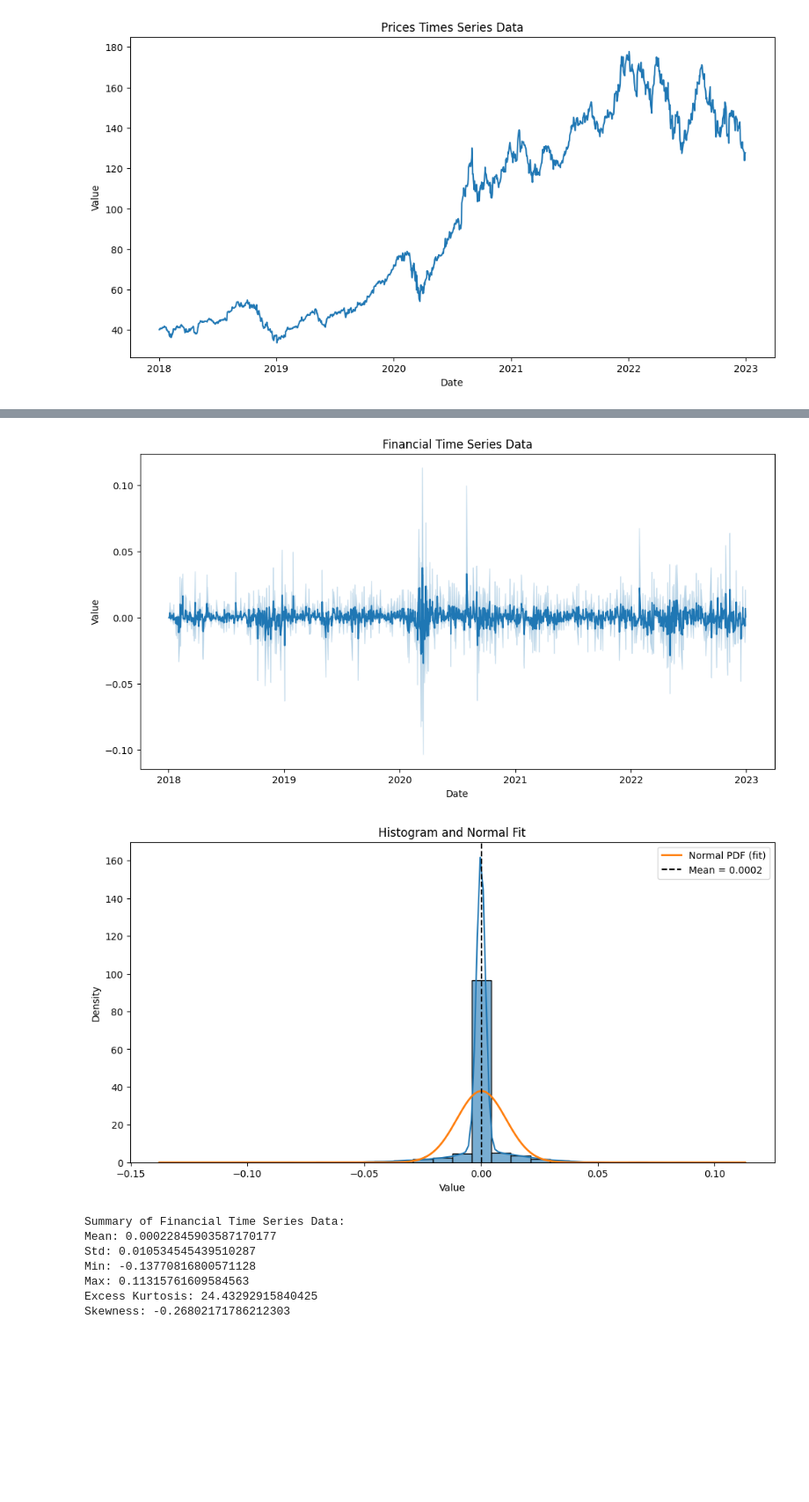
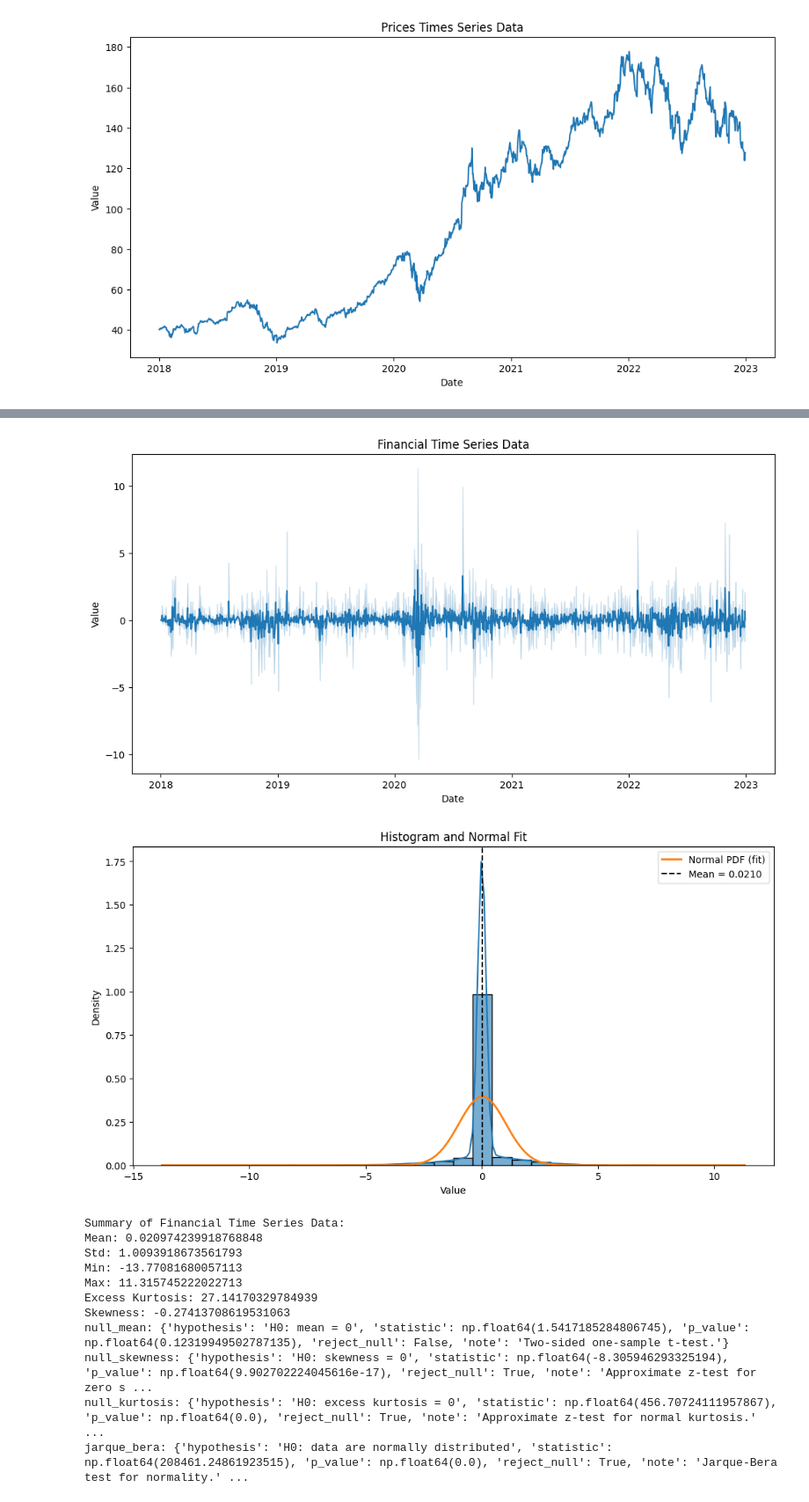
Before and after one commit to Aurami11/financial_times_series, a Jupyter notebook: 1_characteristics.ipynb, the cells around one changed output, grey strips where cells are left out. Shown at 88% size. Saved outputs shown, nothing was run; the diff lists cells and outputs as text; code cells hidden in the pictures; blank space fills up the shorter version.

```diff
--- a/1_characteristics.ipynb
+++ b/1_characteristics.ipynb
@@ -59,17 +66,22 @@ Skewness: 0.19160507269756757
 # %%
-# Log return analysis
+# Log return analysis (in %)
 
-ts_analyzer.define_ts(ts_analyzer.log_returns)
+ts_analyzer.define_ts(ts_analyzer.log_returns * 100)
 ts_analyzer.plot_ts()
 ts_analyzer.normal_adjustment()
 ts_analyzer.print_summary()
+rtest = ts_analyzer.null_hypothesis()
 # %% [output]
-[figure, old version]
+[figure, new version]
-[figure, old version]
+[figure, new version]
 Summary of Financial Time Series Data:
-Mean: 0.00022845903587170177
-Std: 0.010534545439510287
-Min: -0.13770816800571128
-Max: 0.11315761609584563
-Excess Kurtosis: 24.43292915840425
-Skewness: -0.26802171786212303
+Mean: 0.020974239918768848
+Std: 1.0093918673561793
+Min: -13.77081680057113
+Max: 11.315745222022713
+Excess Kurtosis: 27.14170329784939
+Skewness: -0.27413708619531063
+null_mean: {'hypothesis': 'H0: mean = 0', 'statistic': np.float64(1.5417185284806745), 'p_value': np.float64(0.12319949502787135), 'reject_null': False, 'note': 'Two-sided one-sample t-test.'}
+null_skewness: {'hypothesis': 'H0: skewness = 0', 'statistic': np.float64(-8.305946293325194), 'p_value': np.float64(9.902702224045616e-17), 'reject_null': True, 'note': 'Approximate z-test for zero s ...
+null_kurtosis: {'hypothesis': 'H0: excess kurtosis = 0', 'statistic': np.float64(456.70724111957867), 'p_value': np.float64(0.0), 'reject_null': True, 'note': 'Approximate z-test for normal kurtosis.' ...
+jarque_bera: {'hypothesis': 'H0: data are normally distributed', 'statistic': np.float64(208461.24861923515), 'p_value': np.float64(0.0), 'reject_null': True, 'note': 'Jarque-Bera test for normality.' ...
```
Also changed, not shown: parts of 4 cells of this notebook, 3 other files.
